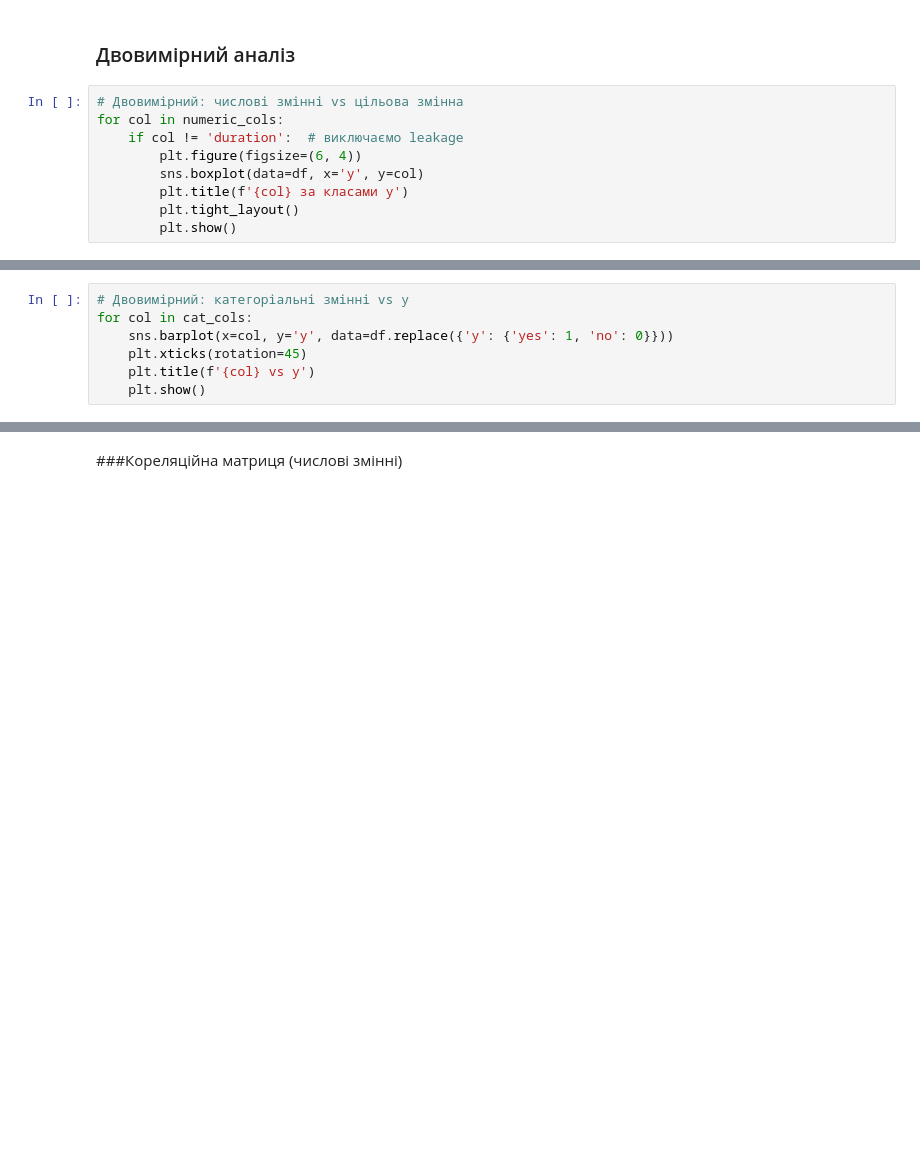
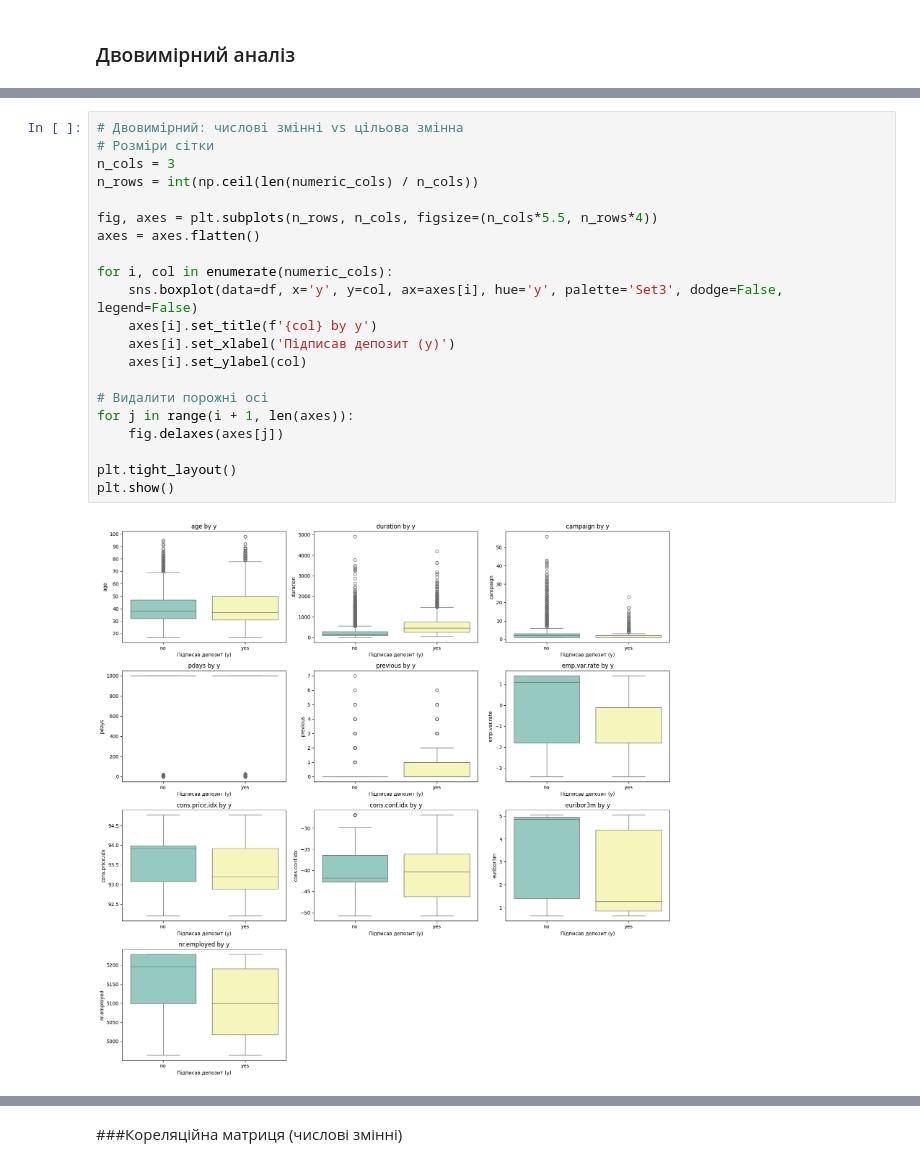
Before and after one commit to veapasichnyk/Deposit-forecasting, a Jupyter notebook: Mid_term_Project.ipynb, the cells around one changed output, grey strips where cells are left out. Drawn from its saved outputs; the diff is of its cells as text; blank space fills up the shorter version.

```diff
--- a/Mid_term_Project.ipynb
+++ b/Mid_term_Project.ipynb
@@ -300,11 +309,2 @@ Passing `palette` without assigning `hue` is deprecated and will be removed in v
 # %% [markdown]
 ### Двовимірний аналіз
-# %%
-# Двовимірний: числові змінні vs цільова змінна
-for col in numeric_cols:
-    if col != 'duration':  # виключаємо leakage
-        plt.figure(figsize=(6, 4))
-        sns.boxplot(data=df, x='y', y=col)
-        plt.title(f'{col} за класами y')
-        plt.tight_layout()
-        plt.show()
@@ -321,7 +310,0 @@ for col in numeric_cols:
-# %%
-# Двовимірний: категоріальні змінні vs y
-for col in cat_cols:
-    sns.barplot(x=col, y='y', data=df.replace({'y': {'yes': 1, 'no': 0}}))
-    plt.xticks(rotation=45)
-    plt.title(f'{col} vs y')
-    plt.show()
@@ -338,0 +311,23 @@ for col in cat_cols:
+# %%
+# Двовимірний: числові змінні vs цільова змінна
+# Розміри сітки
+n_cols = 3
+n_rows = int(np.ceil(len(numeric_cols) / n_cols))
+
+fig, axes = plt.subplots(n_rows, n_cols, figsize=(n_cols*5.5, n_rows*4))
+axes = axes.flatten()
+
+for i, col in enumerate(numeric_cols):
+    sns.boxplot(data=df, x='y', y=col, ax=axes[i], hue='y', palette='Set3', dodge=False, legend=False)
+    axes[i].set_title(f'{col} by y')
+    axes[i].set_xlabel('Підписав депозит (y)')
+    axes[i].set_ylabel(col)
+
+# Видалити порожні осі
+for j in range(i + 1, len(axes)):
+    fig.delaxes(axes[j])
+
+plt.tight_layout()
+plt.show()
+# %% [output]
+[figure, added]
```
Also changed, not shown: parts of 95 cells of this notebook.
